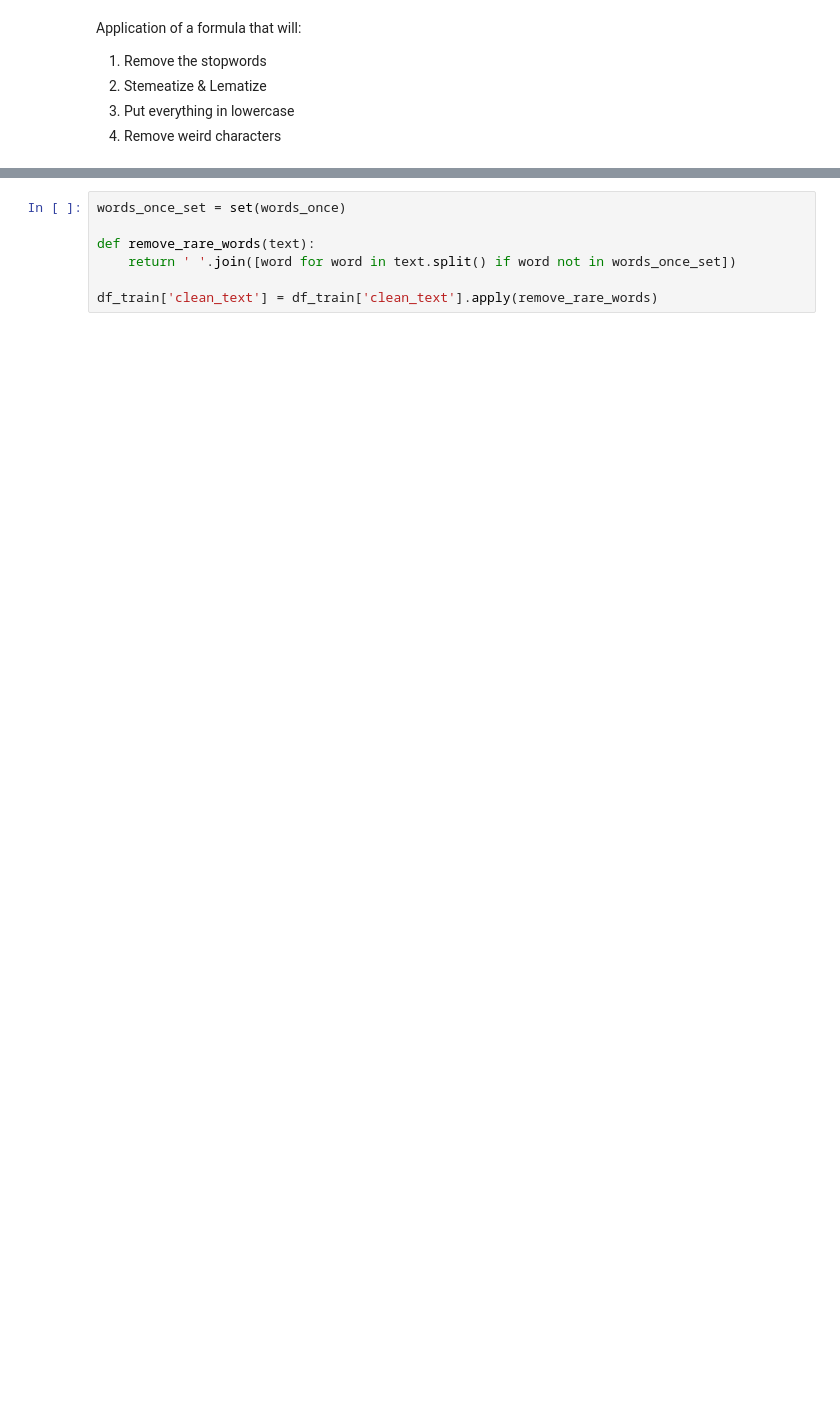
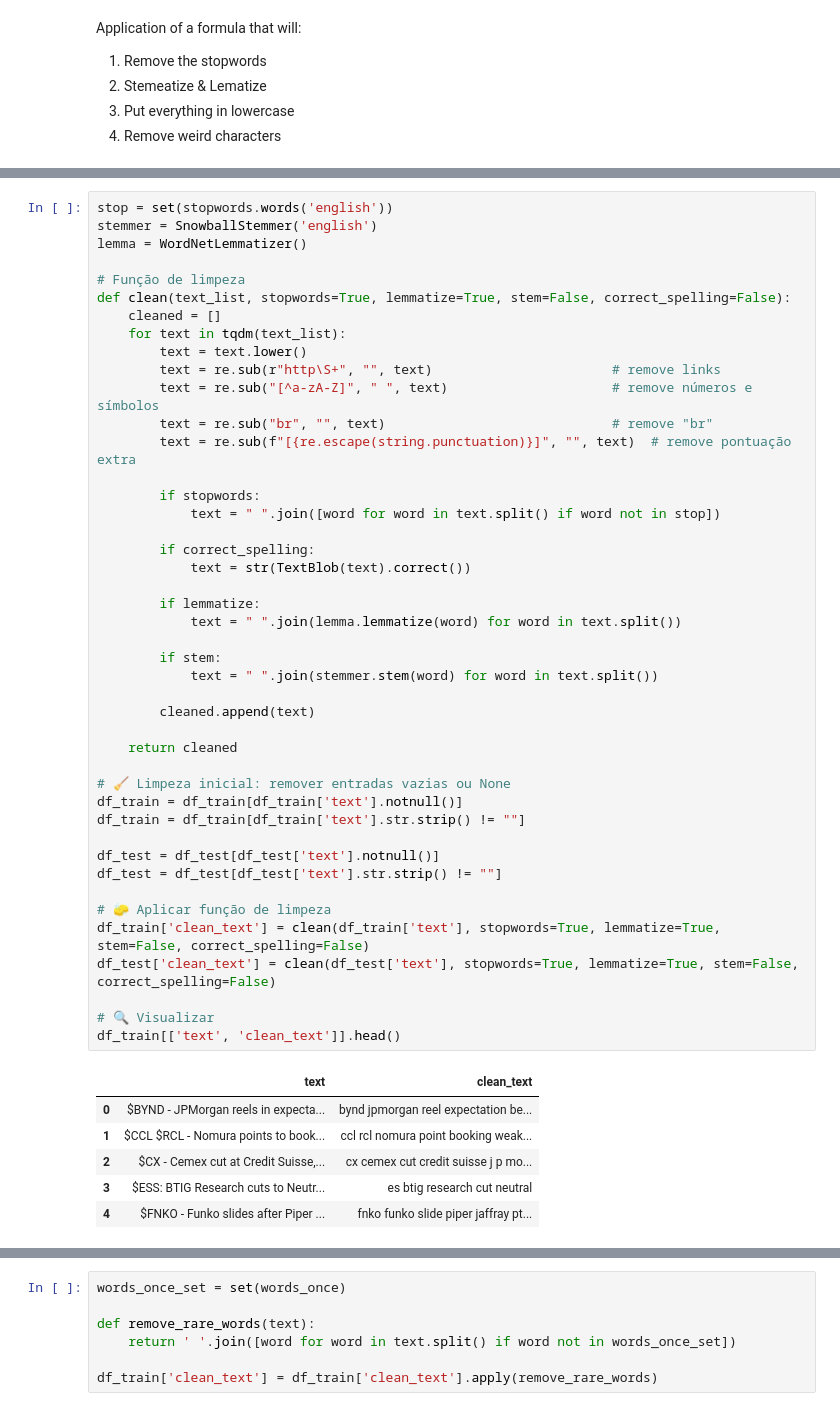
Before and after one commit to joanaramosrodrigues/TextMining_Project, a Jupyter notebook: TM_Group07.ipynb, the cells around one changed output, grey strips where cells are left out. Saved outputs shown, nothing was run; the diff lists cells and outputs as text; blank space fills up the shorter version.

```diff
--- a/TM_Group07.ipynb
+++ b/TM_Group07.ipynb
@@ -372 +307,52 @@ df_train[['text', 'clean_text']].head()
+# %%
+stop = set(stopwords.words('english'))
+stemmer = SnowballStemmer('english')
+lemma = WordNetLemmatizer()
+
+# Função de limpeza
+def clean(text_list, stopwords=True, lemmatize=True, stem=False, correct_spelling=False):
+    cleaned = []
+    for text in tqdm(text_list):
+        text = text.lower()
+        text = re.sub(r"http\S+", "", text)                       # remove links
+        text = re.sub("[^a-zA-Z]", " ", text)                     # remove números e símbolos
+        text = re.sub("br", "", text)                             # remove "br"
+        text = re.sub(f"[{re.escape(string.punctuation)}]", "", text)  # remove pontuação extra
+
+        if stopwords:
+            text = " ".join([word for word in text.split() if word not in stop])
+
+        if correct_spelling:
+            text = str(TextBlob(text).correct())
+
+        if lemmatize:
+            text = " ".join(lemma.lemmatize(word) for word in text.split())
+
+        if stem:
+            text = " ".join(stemmer.stem(word) for word in text.split())
+
+        cleaned.append(text)
+
+    return cleaned
+
+# 🧹 Limpeza inicial: remover entradas vazias ou None
+df_train = df_train[df_train['text'].notnull()]
+df_train = df_train[df_train['text'].str.strip() != ""]
+
+df_test = df_test[df_test['text'].notnull()]
+df_test = df_test[df_test['text'].str.strip() != ""]
+
+# 🧽 Aplicar função de limpeza
+df_train['clean_text'] = clean(df_train['text'], stopwords=True, lemmatize=True, stem=False, correct_spelling=False)
+df_test['clean_text'] = clean(df_test['text'], stopwords=True, lemmatize=True, stem=False, correct_spelling=False)
+
+# 🔍 Visualizar
+df_train[['text', 'clean_text']].head()
+# %% [output]
+|  | text | clean_text |
+| 0 | $BYND - JPMorgan reels in expecta... | bynd jpmorgan reel expectation be... |
+| 1 | $CCL $RCL - Nomura points to book... | ccl rcl nomura point booking weak... |
+| 2 | $CX - Cemex cut at Credit Suisse,... | cx cemex cut credit suisse j p mo... |
+| 3 | $ESS: BTIG Research cuts to Neutr... | es btig research cut neutral |
+| 4 | $FNKO - Funko slides after Piper ... | fnko funko slide piper jaffray pt... |
 # %% [markdown]
```
Also changed, not shown: parts of 95 cells of this notebook.
